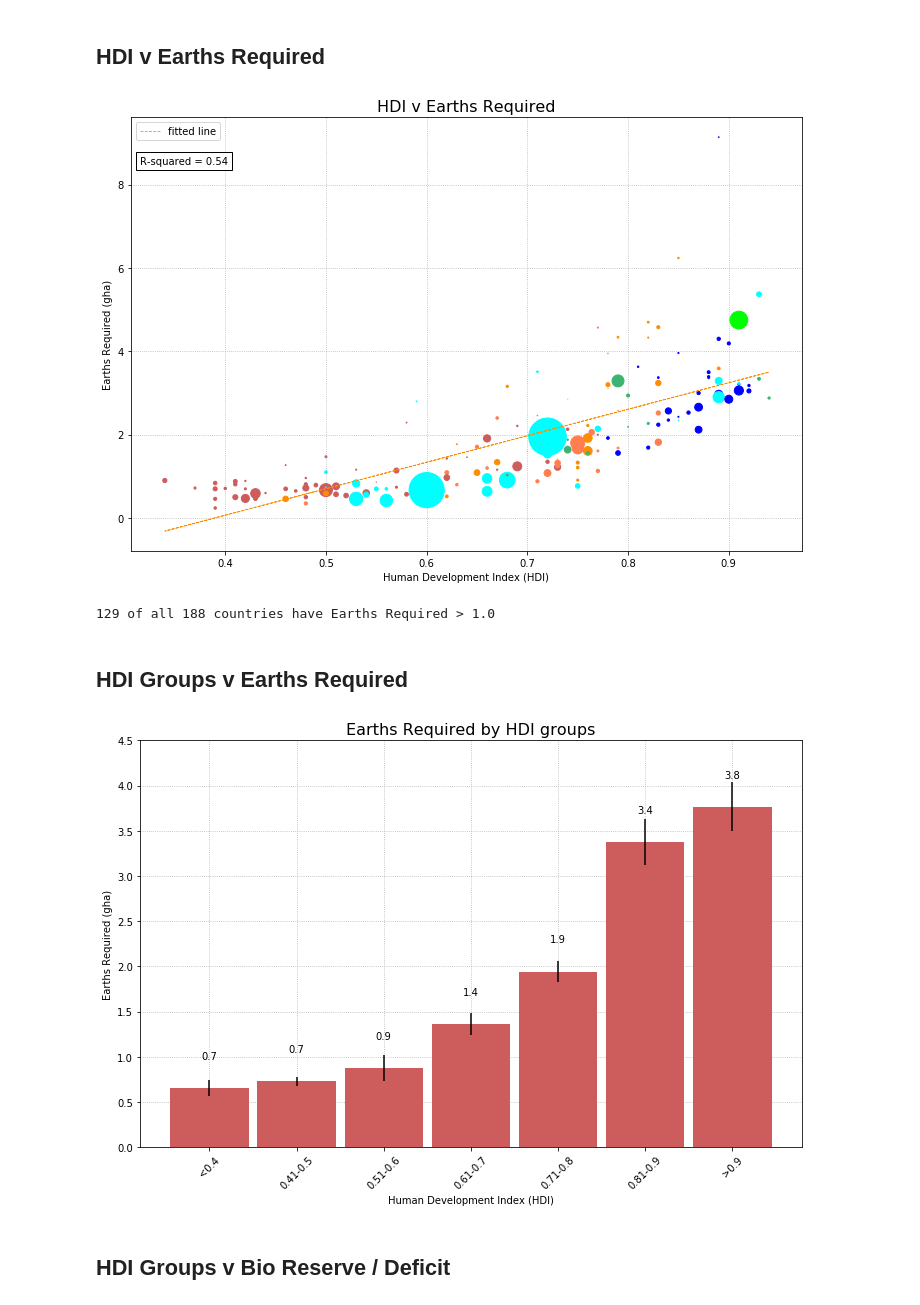
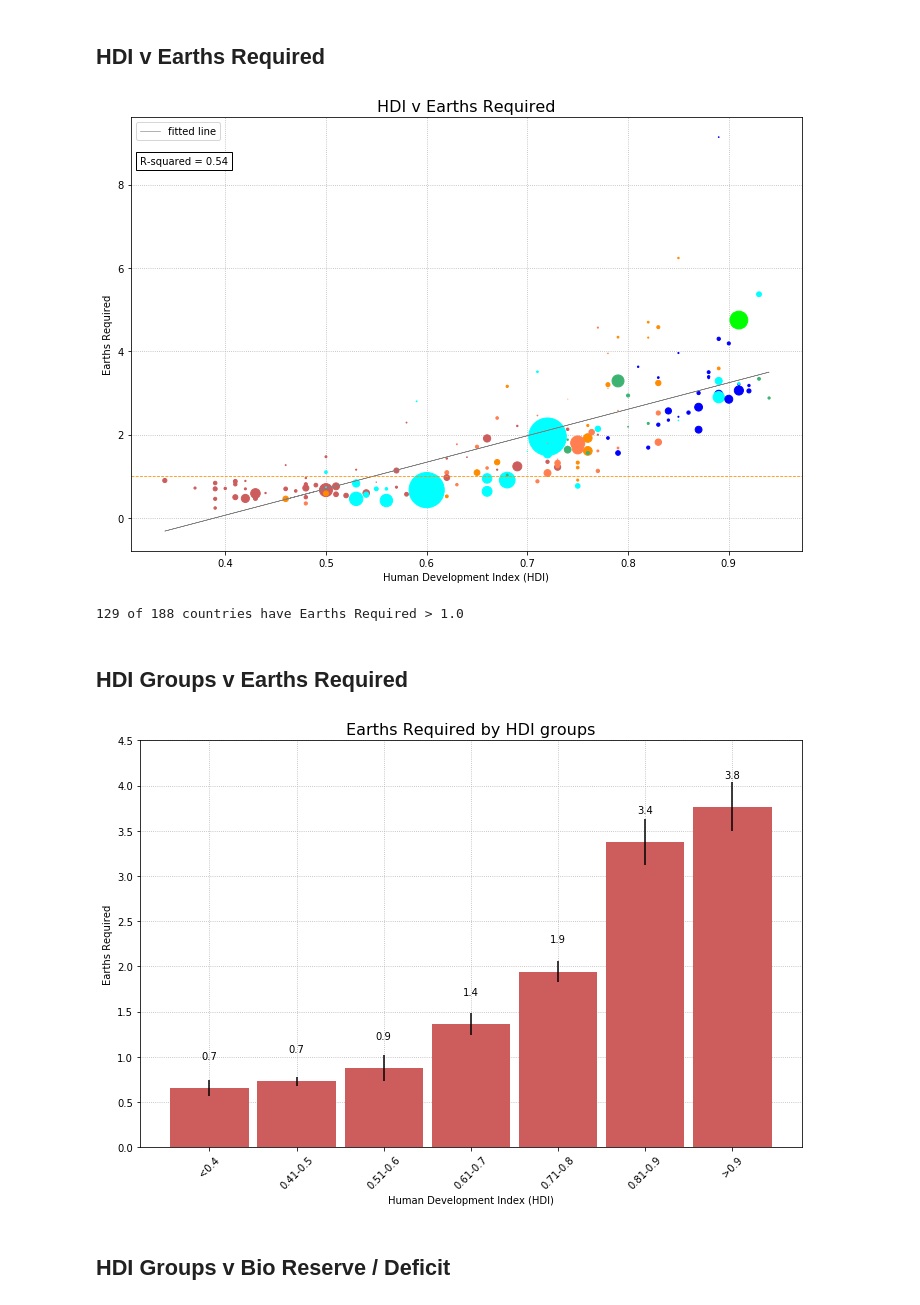
Before and after one commit to limbz-sami/Eco_footprint, a Jupyter notebook: eco_analysis.ipynb, the cells around one changed output. Saved outputs shown, nothing was run; the diff lists cells and outputs as text; code cells hidden in the pictures.

```diff
--- a/eco_analysis.ipynb
+++ b/eco_analysis.ipynb
@@ -162,45 +160,47 @@ def color_attribute(region):
         "European Union":"blue",
         "Latin America":'coral',
         "Middle East/Central Asia":'darkorange',
         "North America": "lime",
         "Northern/Eastern Europe": "mediumseagreen"}
     return colors.get(region, 'black')
 
 color_region = []
 countries = len(clean_df['Region'])
 for country in range(countries):
     color_region.append(color_attribute((clean_df['Region'].tolist())[country]))
 
 # linear regression stats and fitline
 slope, intercept, r_value, p_value, _ = stats.linregress(x,y)
 fit = intercept + slope*(np.array(x))
 
 # Scatter plot
 fig, ax = plt.subplots(figsize = (10,7))
 ax.scatter(x, y, s, c = color_region, zorder=2)
-plt.plot(x, fit, 'black', label='fitted line', linestyle = '--', linewidth=0.8, color='darkorange')
+plt.plot(x, fit, 'black', label='fitted line', linewidth=0.6, color='grey')
 plt.legend()
 plt.grid(linestyle='dotted', zorder=0)
+plt.axhline(y=1.0, linewidth=0.8, linestyle = '--', color='darkorange')
+
 plt.xlabel('Human Development Index (HDI)')
-plt.ylabel('Earths Required (gha)')
+plt.ylabel('Earths Required')
 plt.title("HDI v Earths Required", fontsize=16)
 plt.text(0.315, 8.5, "R-squared = 0.54", bbox=dict(facecolor='white'))
 
 # Save and show the figure
 plt.tight_layout()
-img_path = os.path.join('Images', '3_hdi_earths_scatter.png')
+img_path = os.path.join('Images', '3_hdi_earths_region.png')
 plt.savefig(img_path)
 plt.show()
 # %% [output]
-[figure, old version]
+[figure, new version]
 # %%
 # Number of Countries with Earths Required > 1.0
 earths = eco_csv.loc[(eco_csv['Earths Required']>1.0),:]
-all_earths = earths['Country'].count()
-
-print(f'{all_earths} of all 188 countries have Earths Required > 1.0')
+all_earths_reqd = earths['Country'].count()
+all_countries = eco_csv['Country'].count()
+print(f'{all_earths_reqd} of {all_countries} countries have Earths Required > 1.0')
 # %% [output]
-129 of all 188 countries have Earths Required > 1.0
+129 of 188 countries have Earths Required > 1.0
 # %% [markdown]
 ## HDI Groups v Earths Required
 # %%
@@ -234,7 +234,7 @@ plt.ylim(0, 4.5)
 plt.grid(linestyle='dotted', zorder=0)
 
 plt.xlabel('Human Development Index (HDI)')
-plt.ylabel('Earths Required (gha)')
+plt.ylabel('Earths Required')
 plt.title ('Earths Required by HDI groups', fontsize=16)
 
 rects1 = ax.bar(x_axis, earths_reqd, width = 0.9, color = 'indianred', yerr = sem, zorder=2)
@@ -253,7 +253,7 @@ img_path = os.path.join('Images', '4a_hdi_earths.png')
 plt.savefig(img_path)
 plt.show()
 # %% [output]
-[figure, old version]
+[figure, new version]
 # %% [markdown]
 ## HDI Groups v Bio Reserve / Deficit
 # %%
```
Also changed, not shown: parts of 38 cells of this notebook, 17 other files.
